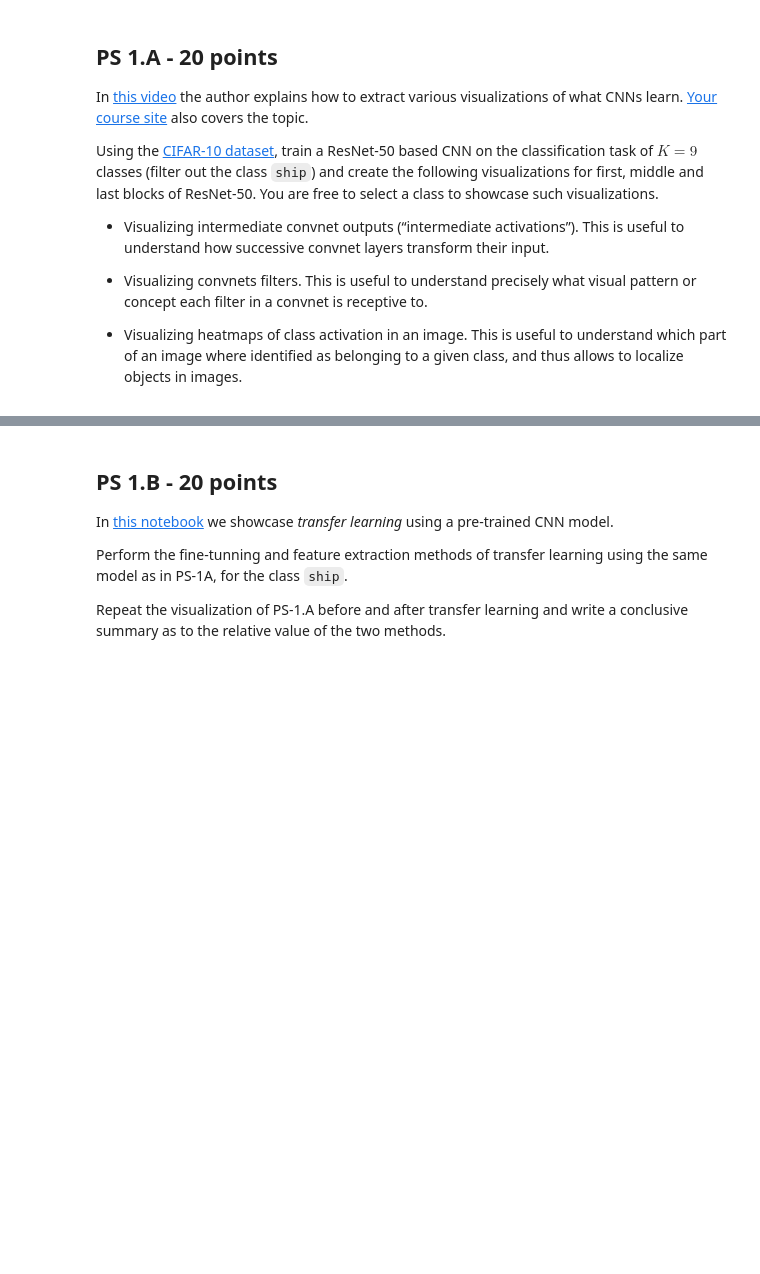
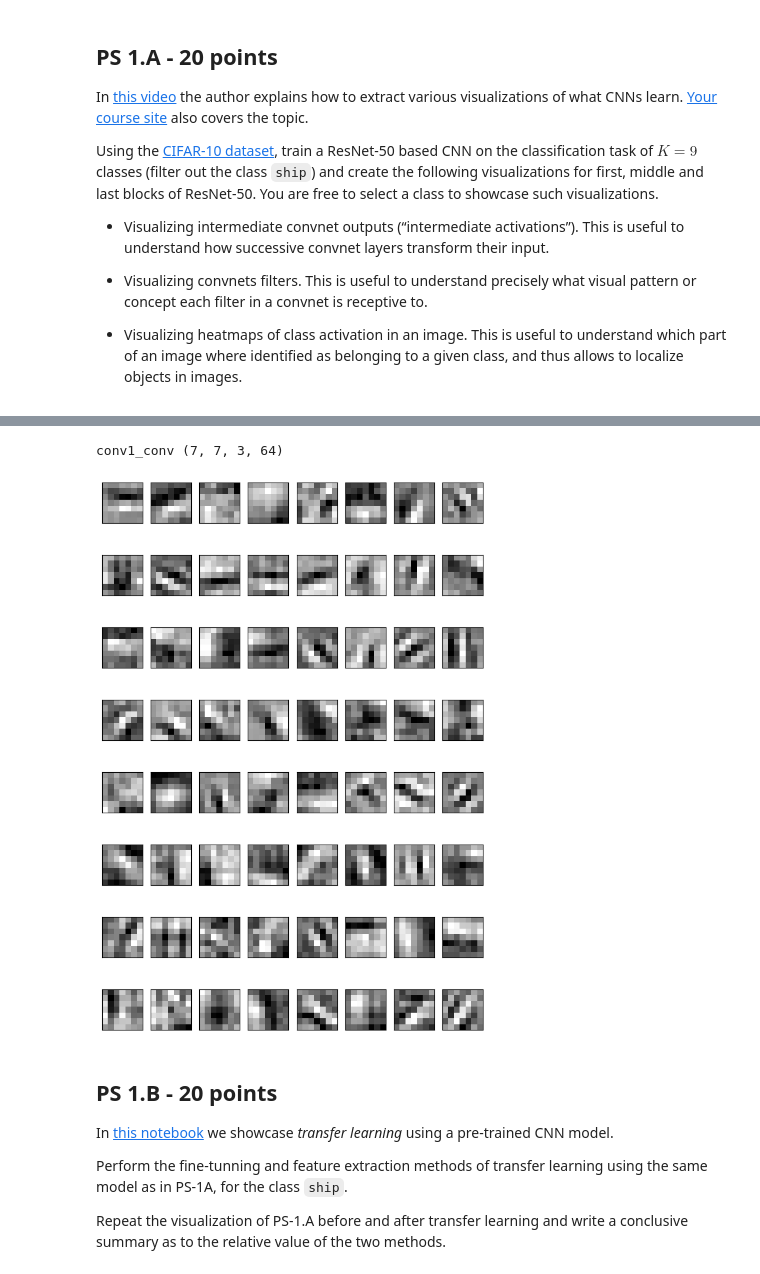
Before and after one commit to Jasonchen0317/ML_Projects, a Jupyter notebook: TakeAtHome/take-at-home.ipynb, the cells around one changed output, grey strips where cells are left out. Cells and saved outputs as stored; diff of their text form; code cells hidden in the pictures; blank space fills up the shorter version.

```diff
--- a/TakeAtHome/take-at-home.ipynb
+++ b/TakeAtHome/take-at-home.ipynb
@@ -28,0 +65,18 @@ Downloading data from https://www.cs.toronto.edu/~kriz/cifar-10-python.tar.gz
+# %%
+y_train = tf.keras.utils.to_categorical(y_train, num_classes=9)
+y_test = tf.keras.utils.to_categorical(y_test, num_classes=9)
+# %%
+input_shape = (32, 32, 3)
+n_class = 9
+resnet_model = ResNet50(
+    input_shape=input_shape,
+    weights=None,
+    include_top=False
+)
+flattened = tf.keras.layers.Flatten()(resnet_model.output)
+fc1 = tf.keras.layers.Dense(128, activation='relu', name="AddedDense1")(flattened)
+fc2 = tf.keras.layers.Dense(n_class, activation='softmax', name="AddedDense2")(fc1)
+
+model = tf.keras.models.Model(inputs=resnet_model.input, outputs=fc2)
+
+model.compile(optimizer='adam', loss='categorical_crossentropy',metrics=['accuracy'])
@@ -28,0 +103,2 @@ Downloading data from https://www.cs.toronto.edu/~kriz/cifar-10-python.tar.gz
+# %%
+history = model.fit(x_train, y_train, epochs=50, batch_size=32, validation_data=(x_test, y_test))
@@ -28,0 +126,21 @@ Downloading data from https://www.cs.toronto.edu/~kriz/cifar-10-python.tar.gz
+# %%
+layer = model.layers
+filters, biases = model.layers[2].get_weights()
+print(layer[2].name, filters.shape)
+# %% [output]
+conv1_conv (7, 7, 3, 64)
+# %%
+fig1=plt.figure(figsize=(8, 12))
+columns = 8
+rows = 8
+n_filters = columns * rows
+for i in range(1, n_filters +1):
+    f = filters[:, :, :, i-1]
+    fig1 =plt.subplot(rows, columns, i)
+    fig1.set_xticks([])  #Turn off axis
+    fig1.set_yticks([])
+    plt.imshow(f[:, :, 0], cmap='gray') #Show only the filters from 0th channel (R)
+    #ix += 1
+plt.show()
+# %% [output]
+[figure, added]
```
Also changed, not shown: parts of 9 cells of this notebook.
